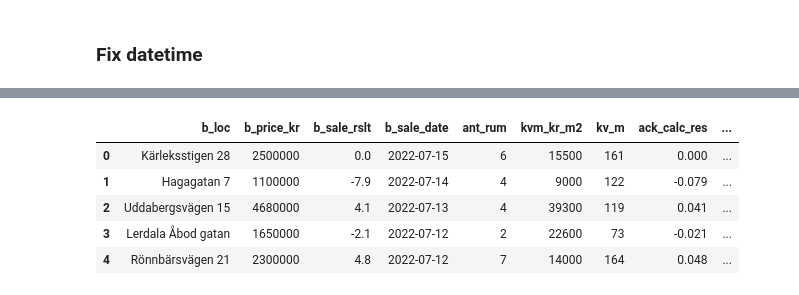
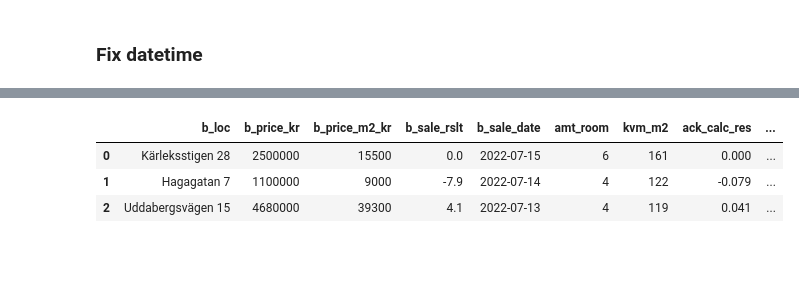
Before and after one commit to honkez/bost_analyze, a Jupyter notebook: booli_bost_data.ipynb, the cells around one changed output, grey strips where cells are left out. Saved outputs shown, nothing was run; the diff lists cells and outputs as text; code cells hidden in the pictures; blank space fills up the shorter version.

```diff
--- a/booli_bost_data.ipynb
+++ b/booli_bost_data.ipynb
@@ -254,2 +239,0 @@ bost_df['kv_m']=bost_df['kv_m'].str.strip()
-# %%
-bost_df['kv_m']=bost_df['kv_m'][]
@@ -258,2 +239,0 @@ bost_df['kv_m']=bost_df['kv_m'][]
-# %%
-bost_df['kv_m']=bost_df['kv_m'].str.extractall('(\d+)').unstack().astype(int)
@@ -307,2 +279,0 @@ bost_df
-# %%
-bost_df['starting_price']=(bost_df.b_price_kr/(1-bost_df.ack_calc_res)).round()
@@ -312,4 +285,4 @@ for item in bost_df.ack_calc_res:
     if item < 0:
         bost_df['starting_price']=(bost_df.b_price_kr/(1-bost_df.ack_calc_res)).round()
     else:
-        bost_df['starting_price']=(bost_df.b_price_kr * (1-bost_df.ack_calc_res)).round()
+        bost_df['starting_price']=(bost_df.b_price_kr / (1+bost_df.ack_calc_res))
@@ -345,13 +303,11 @@ bost_df.starting_price.astype(int)
 Name: starting_price, Length: 175, dtype: int32
 # %%
-bost_df.head()
+bost_df.head(3)
 # %% [output]
-|  | b_loc | b_price_kr | b_sale_rslt | b_sale_date | ant_rum | kvm_kr_m2 | kv_m | ack_calc_res | ... |
-| 0 | Kärleksstigen 28 | 2500000 | 0.0 | 2022-07-15 | 6 | 15500 | 161 | 0.000 | ... |
-| 1 | Hagagatan 7 | 1100000 | -7.9 | 2022-07-14 | 4 | 9000 | 122 | -0.079 | ... |
-| 2 | Uddabergsvägen 15 | 4680000 | 4.1 | 2022-07-13 | 4 | 39300 | 119 | 0.041 | ... |
-| 3 | Lerdala Åbod gatan | 1650000 | -2.1 | 2022-07-12 | 2 | 22600 | 73 | -0.021 | ... |
-| 4 | Rönnbärsvägen 21 | 2300000 | 4.8 | 2022-07-12 | 7 | 14000 | 164 | 0.048 | ... |
+|  | b_loc | b_price_kr | b_price_m2_kr | b_sale_rslt | b_sale_date | amt_room | kvm_m2 | ack_calc_res | ... |
+| 0 | Kärleksstigen 28 | 2500000 | 15500 | 0.0 | 2022-07-15 | 6 | 161 | 0.000 | ... |
+| 1 | Hagagatan 7 | 1100000 | 9000 | -7.9 | 2022-07-14 | 4 | 122 | -0.079 | ... |
+| 2 | Uddabergsvägen 15 | 4680000 | 39300 | 4.1 | 2022-07-13 | 4 | 119 | 0.041 | ... |
 # %%
 bost_df.sample(10)
 # %% [output]
```
Also changed, not shown: parts of 92 cells of this notebook, 2 other files.
